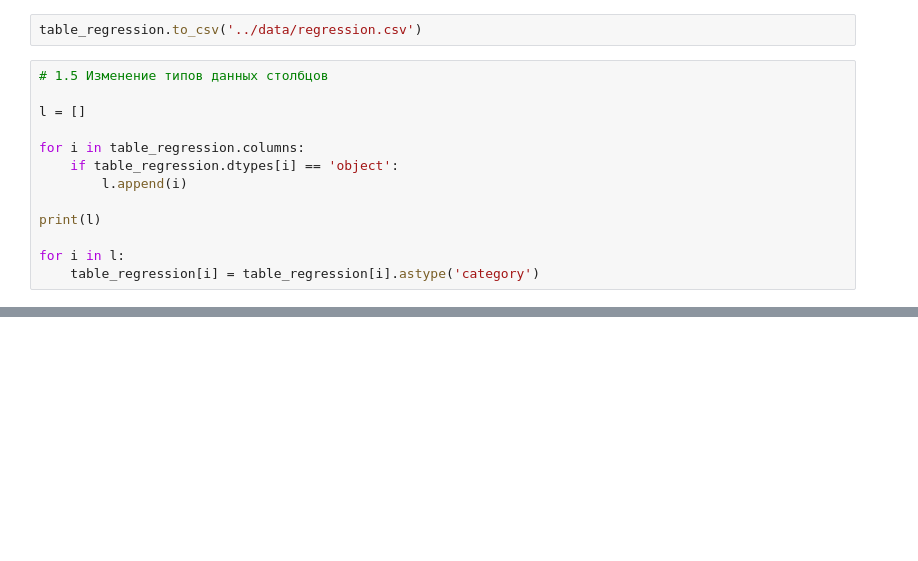
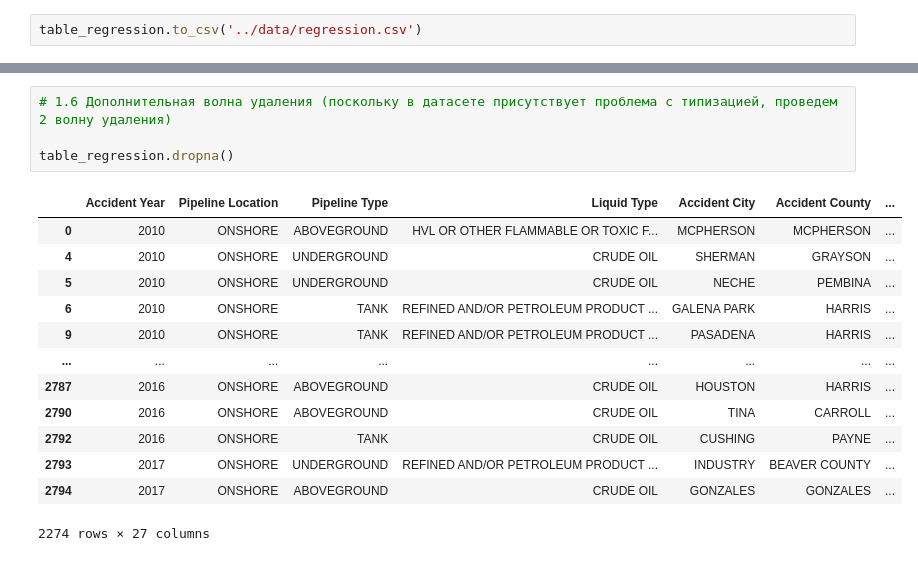
Before and after one commit to IvanBugaenko/MLGazzzz, a Jupyter notebook: notebooks/dz.ipynb, the cells around one changed output, grey strips where cells are left out. Saved outputs shown, nothing was run; the diff lists cells and outputs as text; blank space fills up the shorter version.

```diff
--- a/notebooks/dz.ipynb
+++ b/notebooks/dz.ipynb
@@ -193,16 +195,3 @@ table_regression['day'] = pd.DatetimeIndex(table_regression['Accident Date/Time'
 table_regression.drop(columns=['Accident Date/Time'], axis=1, inplace=True)
 # %%
 table_regression.to_csv('../data/regression.csv')
-# %%
-# 1.5 Изменение типов данных столбцов
-
-l = []
-
-for i in table_regression.columns:
-    if table_regression.dtypes[i] == 'object':
-        l.append(i)
-
-print(l)
-
-for i in l:
-    table_regression[i] = table_regression[i].astype('category')
@@ -262,0 +238,18 @@ for i in table_regression.columns:
+# %%
+# 1.6 Дополнительная волна удаления (поскольку в датасете присутствует проблема с типизацией, проведем 2 волну удаления)
+
+table_regression.dropna()
+# %% [output]
+|  | Accident Year | Pipeline Location | Pipeline Type | Liquid Type | Accident City | Accident County | ... |
+| 0 | 2010 | ONSHORE | ABOVEGROUND | HVL OR OTHER FLAMMABLE OR TOXIC F... | MCPHERSON | MCPHERSON | ... |
+| 4 | 2010 | ONSHORE | UNDERGROUND | CRUDE OIL | SHERMAN | GRAYSON | ... |
+| 5 | 2010 | ONSHORE | UNDERGROUND | CRUDE OIL | NECHE | PEMBINA | ... |
+| 6 | 2010 | ONSHORE | TANK | REFINED AND/OR PETROLEUM PRODUCT ... | GALENA PARK | HARRIS | ... |
+| 9 | 2010 | ONSHORE | TANK | REFINED AND/OR PETROLEUM PRODUCT ... | PASADENA | HARRIS | ... |
+| ... | ... | ... | ... | ... | ... | ... | ... |
+| 2787 | 2016 | ONSHORE | ABOVEGROUND | CRUDE OIL | HOUSTON | HARRIS | ... |
+| 2790 | 2016 | ONSHORE | ABOVEGROUND | CRUDE OIL | TINA | CARROLL | ... |
+| 2792 | 2016 | ONSHORE | TANK | CRUDE OIL | CUSHING | PAYNE | ... |
+| 2793 | 2017 | ONSHORE | UNDERGROUND | REFINED AND/OR PETROLEUM PRODUCT ... | INDUSTRY | BEAVER COUNTY | ... |
+| 2794 | 2017 | ONSHORE | ABOVEGROUND | CRUDE OIL | GONZALES | GONZALES | ... |
+2274 rows × 27 columns
```
Also changed, not shown: parts of 6 cells of this notebook, 5 other files.
